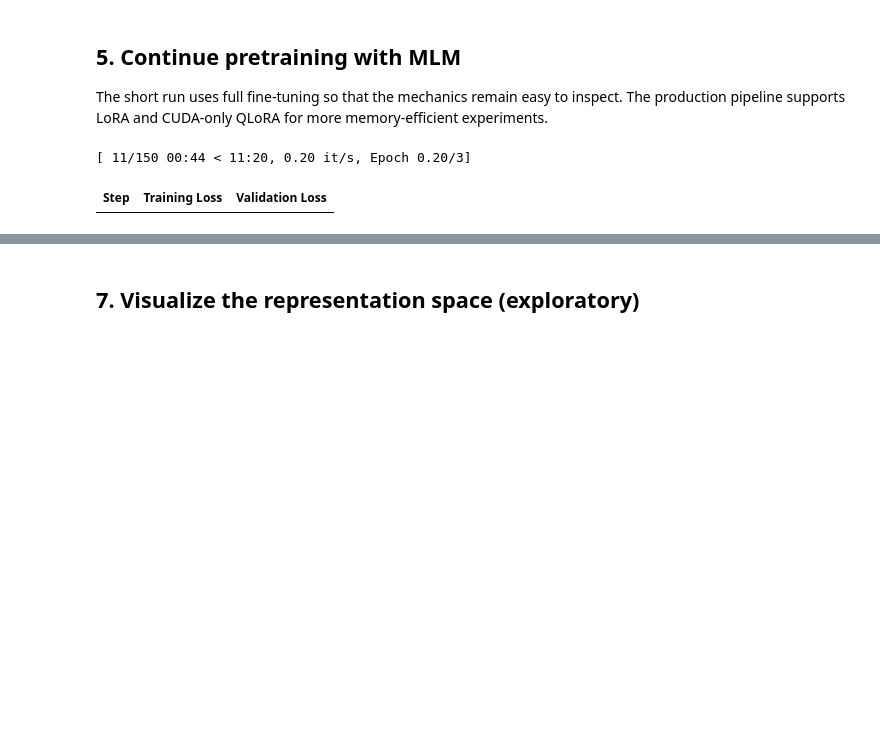
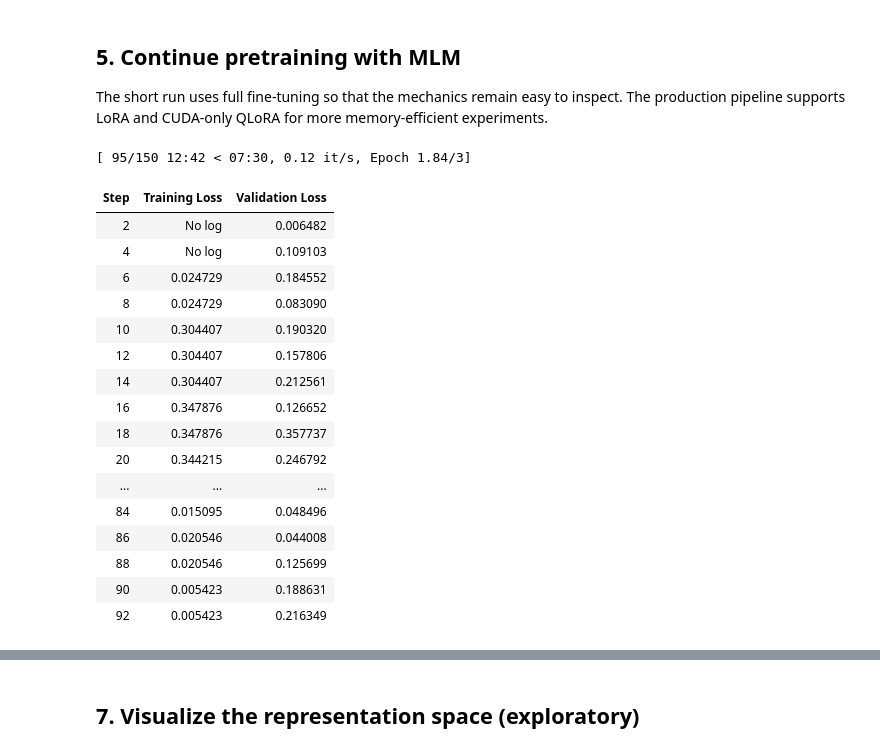
Before and after one commit to delaray/mlm-training, a Jupyter notebook: notebooks/02_animal_domain_mlm.ipynb, the cells around one changed output, grey strips where cells are left out. Cells and saved outputs as stored; diff of their text form; code cells hidden in the pictures; blank space fills up the shorter version.

```diff
--- a/notebooks/02_animal_domain_mlm.ipynb
+++ b/notebooks/02_animal_domain_mlm.ipynb
@@ -45,30 +54,8 @@ print({'model': MODEL_ID, 'device': str(DEVICE), 'training_steps': MAX_STEPS})
 # %%
-animal_facts = {
-    'otter': ('river', 'fish and shellfish', 'mammal', 'uses stones as tools'),
-    'camel': ('arid desert', 'thorny shrubs', 'mammal', 'conserves water efficiently'),
-    'penguin': ('cold coast', 'krill and fish', 'bird', 'swims using flippers'),
-    'owl': ('woodland', 'mice and insects', 'bird', 'flies almost silently'),
-    'frog': ('freshwater wetland', 'small insects', 'amphibian', 'develops from a tadpole'),
-    'turtle': ('warm coast', 'seagrass and algae', 'reptile', 'has a protective shell'),
-    'bee': ('flowering meadow', 'nectar and pollen', 'insect', 'pollinates many plants'),
-    'wolf': ('temperate forest', 'deer and rabbits', 'mammal', 'hunts cooperatively'),
-    'dolphin': ('open ocean', 'fish and squid', 'mammal', 'communicates with whistles'),
-    'eagle': ('rocky mountain', 'small mammals', 'bird', 'soars on thermal currents'),
-    'beaver': ('woodland stream', 'bark and aquatic plants', 'mammal', 'builds dams from branches'),
-    'octopus': ('rocky reef', 'crabs and mollusks', 'mollusk', 'changes color for camouflage'),
-}
-templates = [
-    'The {name} is a {kind} of the {habitat}. It eats {diet} and {behavior}.',
-    'Biologists observe that the {name} {behavior}. This {kind} feeds on {diet}.',
-    'A {name} lives around the {habitat}, where it finds {diet}.',
-    'The {habitat} supports the {name}, a {kind} that {behavior}.',
-    'Animal field notes: {name}; class: {kind}; food: {diet}; behavior: {behavior}.',
-]
-corpus = [
-    template.format(name=name, habitat=h, diet=d, kind=k, behavior=b)
-    for name, (h, d, k, b) in animal_facts.items() for template in templates
-] * 4
+# Read one training passage per line, then shuffle deterministically so
+# train/validation splitting does not preserve the file's species grouping.
+corpus = [line.strip() for line in CORPUS_PATH.read_text(encoding='utf-8').splitlines() if line.strip()]
 random.Random(SEED).shuffle(corpus)
-print(f'{len(corpus)} training passages')
+print(f'{len(corpus)} training passages loaded from {CORPUS_PATH}')
 corpus[:3]
 # %% [output]
@@ -162,21 +155,41 @@ baseline_metrics
 
 The short run uses full fine-tuning so that the mechanics remain easy to inspect. The production pipeline supports LoRA and CUDA-only QLoRA for more memory-efficient experiments.
 # %%
+# Configure a short full-fine-tuning run. Evaluation every ten steps
+# records validation loss in Trainer.state.log_history for the next plot.
 training_args = TrainingArguments(
     output_dir=tempfile.mkdtemp(prefix='animal-mlm-'),
     max_steps=MAX_STEPS, per_device_train_batch_size=2,
     per_device_eval_batch_size=4, gradient_accumulation_steps=2,
-    learning_rate=5e-5, weight_decay=0.01, warmup_steps=0.1,
-    eval_strategy='steps', eval_steps=10, save_strategy='no',
+    learning_rate=5e-5, weight_decay=0.01, warmup_steps=max(1, int(MAX_STEPS * 0.1)),
+    eval_strategy='steps', eval_steps=2, save_strategy='no',
     logging_steps=5, report_to=[], use_cpu=DEVICE.type == 'cpu', seed=SEED,
 )
 trainer = Trainer(
     model=model, args=training_args, train_dataset=tokenized['train'],
     eval_dataset=tokenized['test'], data_collator=collator,
 )
+
+# Train, then run one final validation pass at the fully adapted checkpoint.
 train_result = trainer.train()
 adapted_eval_loss = trainer.evaluate()['eval_loss']
 print({'training_loss': train_result.training_loss, 'adapted_eval_loss': adapted_eval_loss})
 # %% [output]
-[ 11/150 00:44 < 11:20, 0.20 it/s, Epoch 0.20/3]
+[ 95/150 12:42 < 07:30, 0.12 it/s, Epoch 1.84/3]
 | Step | Training Loss | Validation Loss |
+| 2 | No log | 0.006482 |
+| 4 | No log | 0.109103 |
+| 6 | 0.024729 | 0.184552 |
+| 8 | 0.024729 | 0.083090 |
+| 10 | 0.304407 | 0.190320 |
+| 12 | 0.304407 | 0.157806 |
+| 14 | 0.304407 | 0.212561 |
+| 16 | 0.347876 | 0.126652 |
+| 18 | 0.347876 | 0.357737 |
+| 20 | 0.344215 | 0.246792 |
+| ... | ... | ... |
+| 84 | 0.015095 | 0.048496 |
+| 86 | 0.020546 | 0.044008 |
+| 88 | 0.020546 | 0.125699 |
+| 90 | 0.005423 | 0.188631 |
+| 92 | 0.005423 | 0.216349 |
```
Also changed, not shown: parts of 18 cells of this notebook, 1 other file.
